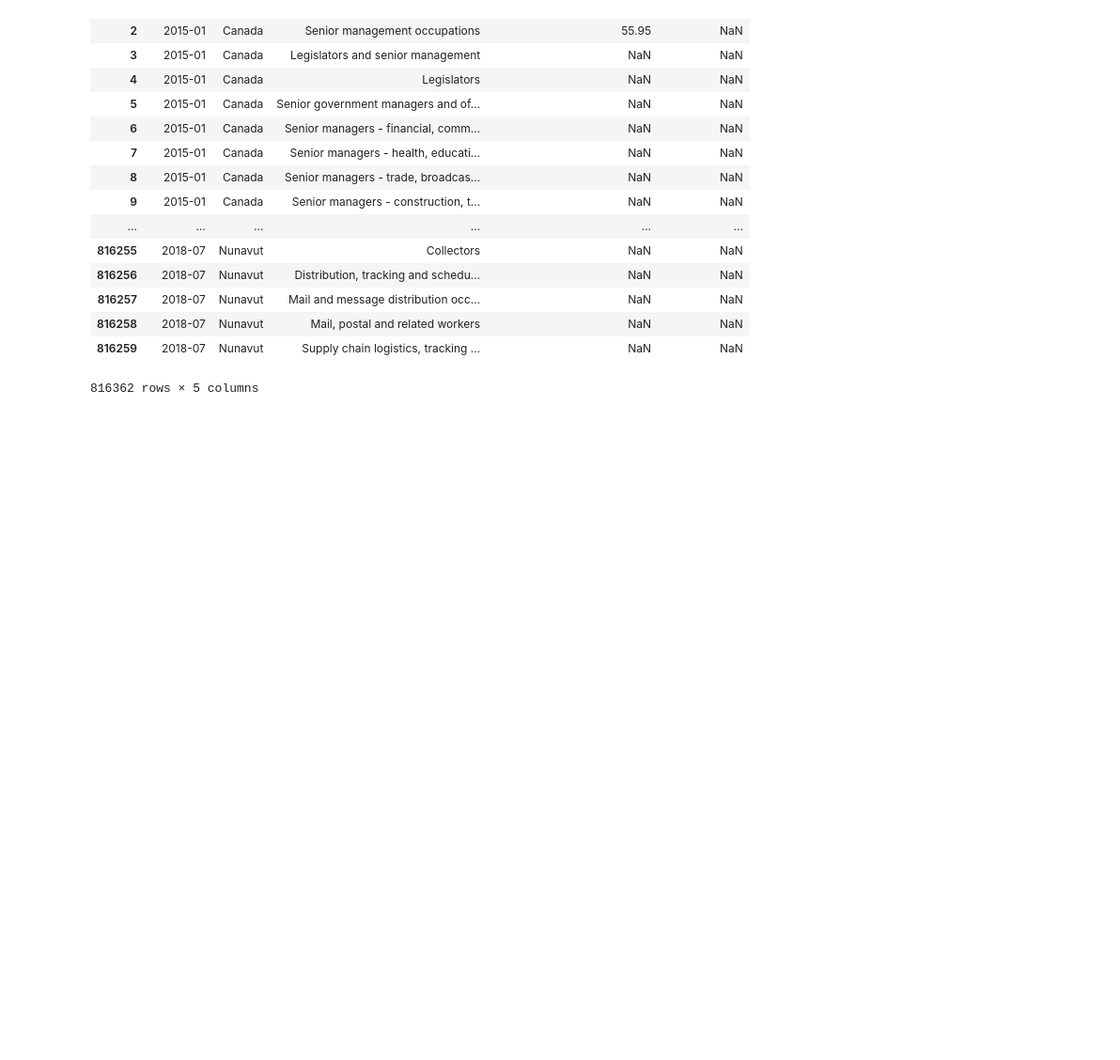
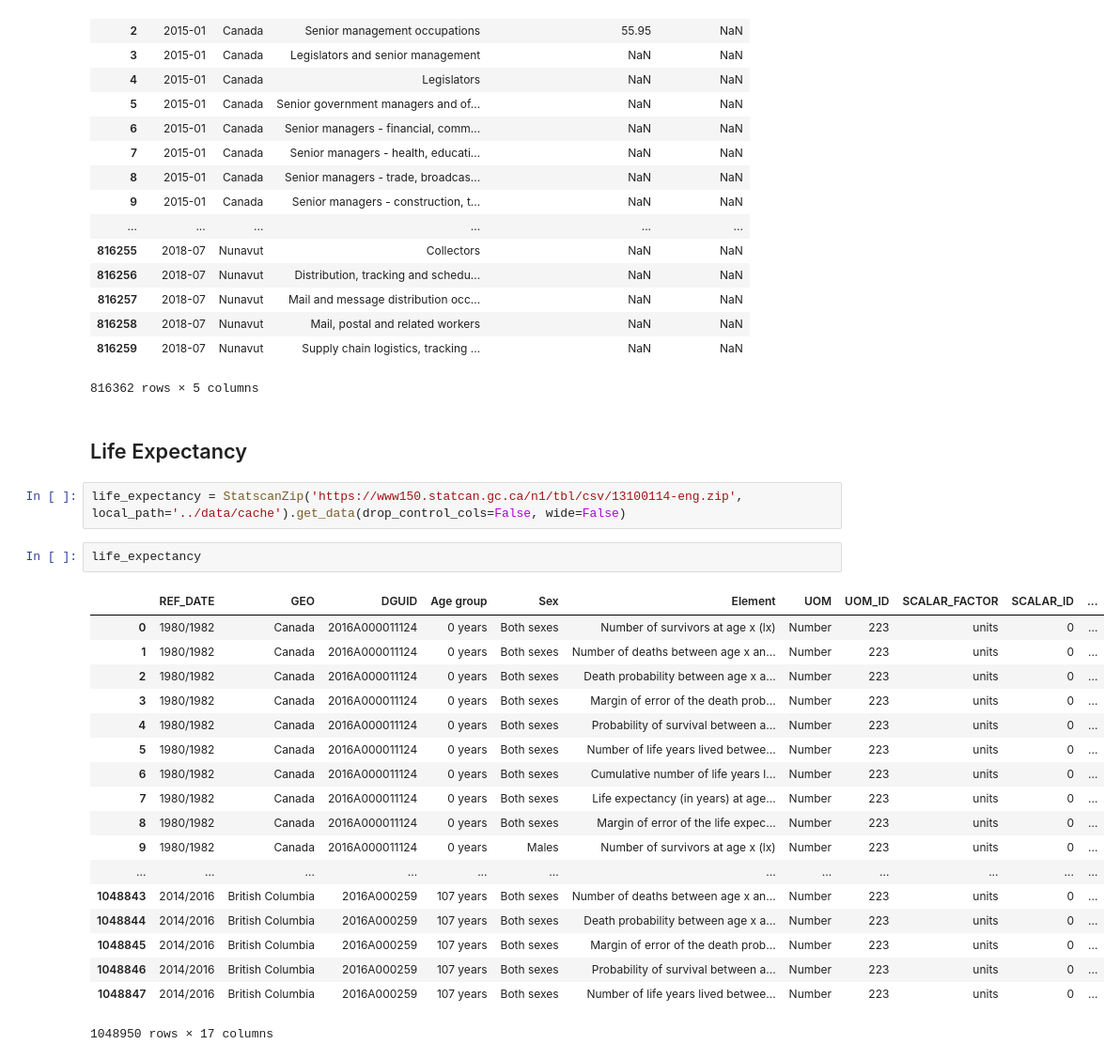
Before and after one commit to ocan-data/OpenCanadaData, a Jupyter notebook: notebooks/StatscanZip.ipynb, the cells around one changed output. Shown at 94% size. Drawn from its saved outputs; the diff is of its cells as text; blank space fills up the shorter version.

```diff
--- a/notebooks/StatscanZip.ipynb
+++ b/notebooks/StatscanZip.ipynb
@@ -71,3 +88,28 @@ StatscanZip('https://www150.statcan.gc.ca/n1/tbl/csv/14100356-eng.zip', local_pa
 | 816258 | 2018-07 | Nunavut | Mail, postal and related workers | NaN | NaN |
 | 816259 | 2018-07 | Nunavut | Supply chain logistics, tracking ... | NaN | NaN |
 816362 rows × 5 columns
+# %% [markdown]
+## Life Expectancy
+# %%
+life_expectancy = StatscanZip('https://www150.statcan.gc.ca/n1/tbl/csv/13100114-eng.zip', local_path='../data/cache').get_data(drop_control_cols=False, wide=False)
+# %%
+life_expectancy
+# %% [output]
+|  | REF_DATE | GEO | DGUID | Age group | Sex | Element | UOM | UOM_ID | SCALAR_FACTOR | SCALAR_ID | ... |
+| 0 | 1980/1982 | Canada | 2016A000011124 | 0 years | Both sexes | Number of survivors at age x (lx) | Number | 223 | units | 0 | ... |
+| 1 | 1980/1982 | Canada | 2016A000011124 | 0 years | Both sexes | Number of deaths between age x an... | Number | 223 | units | 0 | ... |
+| 2 | 1980/1982 | Canada | 2016A000011124 | 0 years | Both sexes | Death probability between age x a... | Number | 223 | units | 0 | ... |
+| 3 | 1980/1982 | Canada | 2016A000011124 | 0 years | Both sexes | Margin of error of the death prob... | Number | 223 | units | 0 | ... |
+| 4 | 1980/1982 | Canada | 2016A000011124 | 0 years | Both sexes | Probability of survival between a... | Number | 223 | units | 0 | ... |
+| 5 | 1980/1982 | Canada | 2016A000011124 | 0 years | Both sexes | Number of life years lived betwee... | Number | 223 | units | 0 | ... |
+| 6 | 1980/1982 | Canada | 2016A000011124 | 0 years | Both sexes | Cumulative number of life years l... | Number | 223 | units | 0 | ... |
+| 7 | 1980/1982 | Canada | 2016A000011124 | 0 years | Both sexes | Life expectancy (in years) at age... | Number | 223 | units | 0 | ... |
+| 8 | 1980/1982 | Canada | 2016A000011124 | 0 years | Both sexes | Margin of error of the life expec... | Number | 223 | units | 0 | ... |
+| 9 | 1980/1982 | Canada | 2016A000011124 | 0 years | Males | Number of survivors at age x (lx) | Number | 223 | units | 0 | ... |
+| ... | ... | ... | ... | ... | ... | ... | ... | ... | ... | ... | ... |
+| 1048843 | 2014/2016 | British Columbia | 2016A000259 | 107 years | Both sexes | Number of deaths between age x an... | Number | 223 | units | 0 | ... |
+| 1048844 | 2014/2016 | British Columbia | 2016A000259 | 107 years | Both sexes | Death probability between age x a... | Number | 223 | units | 0 | ... |
+| 1048845 | 2014/2016 | British Columbia | 2016A000259 | 107 years | Both sexes | Margin of error of the death prob... | Number | 223 | units | 0 | ... |
+| 1048846 | 2014/2016 | British Columbia | 2016A000259 | 107 years | Both sexes | Probability of survival between a... | Number | 223 | units | 0 | ... |
+| 1048847 | 2014/2016 | British Columbia | 2016A000259 | 107 years | Both sexes | Number of life years lived betwee... | Number | 223 | units | 0 | ... |
+1048950 rows × 17 columns
```
Also changed, not shown: parts of 2 cells of this notebook, 8 other files.
